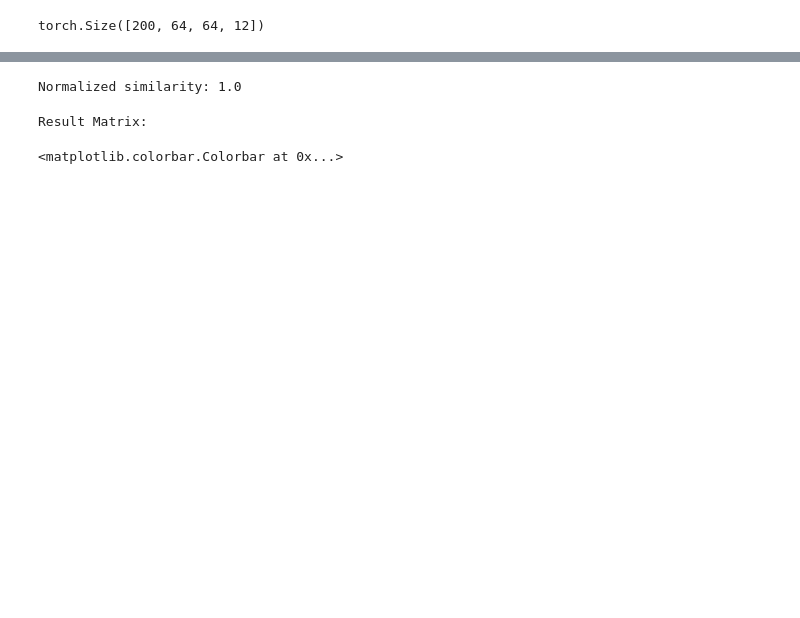
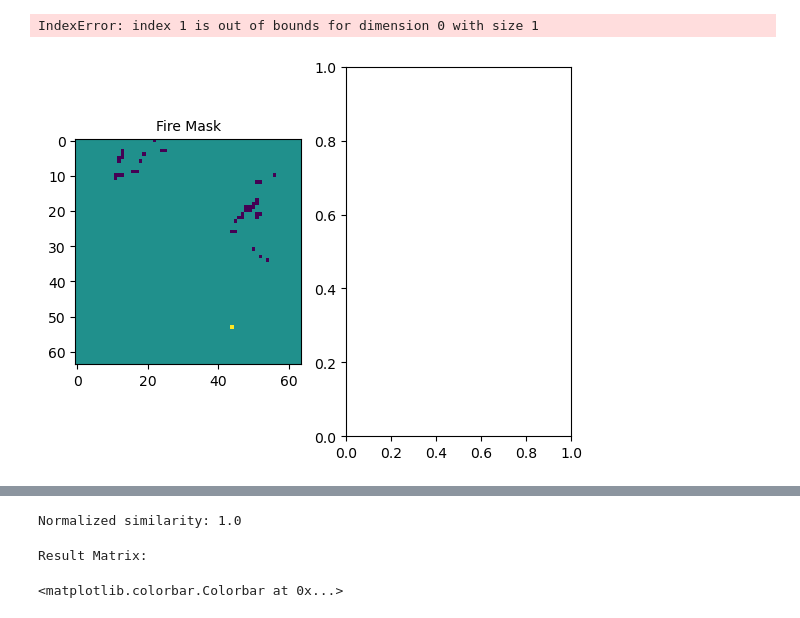
Before and after one commit to AdrianHauser/ESC403_Project, a Jupyter notebook: relative_fire_direction.ipynb, the cells around one changed output, grey strips where cells are left out. Cells and saved outputs as stored; diff of their text form; code cells hidden in the pictures; blank space fills up the shorter version.

```diff
--- a/relative_fire_direction.ipynb
+++ b/relative_fire_direction.ipynb
@@ -9,5 +14,4 @@ X,y = read_tfrecords()
          [[{{node Placeholder/_0}}]]
 # %%
 X.shape
+i = 0
-# %% [output]
-torch.Size([200, 64, 64, 12])
@@ -16,0 +18,25 @@ X_test_wind = X[1,:,:,1]
+# %%
+import matplotlib.pyplot as plt
+from fire_direction import calculate_cosine_similarity
+fig, (ax1, ax3) = plt.subplots(1, 2)
+
+# Plotting the images
+img1 = ax1.imshow(X[i, :, :, 11])
+ax1.set_title("Fire Mask", fontsize=10)
+
+#img2 = ax2.imshow(X[i, :, :, 1])
+#ax2.set_title("Wind Direction", fontsize=10)
+# Adding colorbar to ax2
+#fig.colorbar(img2, ax=ax2)
+
+test = apply_cosine_similarity(X[i, :, :, 11],X[i, :, :, 1], calculate_cosine_similarity)
+
+img3 = ax3.imshow(test)
+ax3.set_title("Direction", fontsize=10)
+
+plt.show()
+
+i += 1
+# %% [output]
+IndexError: index 1 is out of bounds for dimension 0 with size 1
+[figure, added]
```
Also changed, not shown: parts of 11 cells of this notebook, 2 other files.
